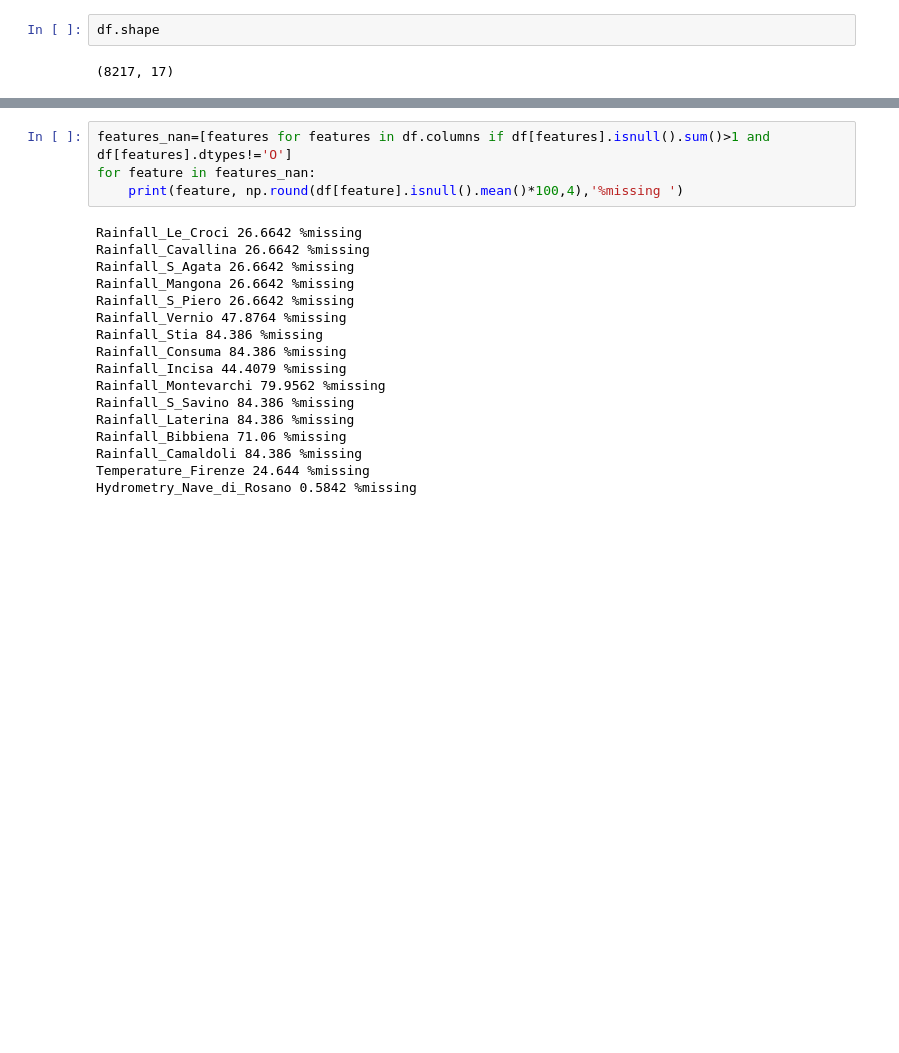
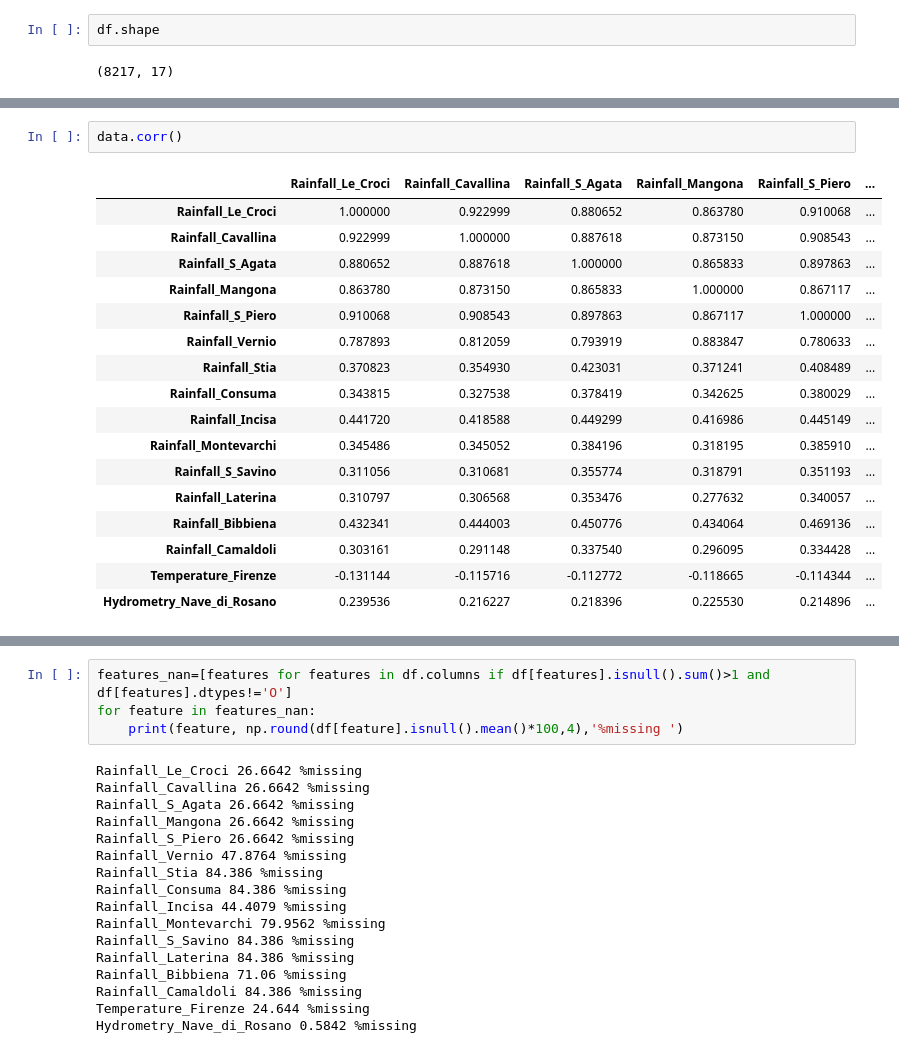
Before and after one commit to Himanth-Venati/Acea_Smart_Water_Analytics_ML, a Jupyter notebook: Acea_Smart_Water_Analytics.ipynb, the cells around one changed output, grey strips where cells are left out. Cells and saved outputs as stored; diff of their text form; blank space fills up the shorter version.

```diff
--- a/Acea_Smart_Water_Analytics.ipynb
+++ b/Acea_Smart_Water_Analytics.ipynb
@@ -53,0 +67,20 @@ df.shape
+# %%
+data.corr()
+# %% [output]
+|  | Rainfall_Le_Croci | Rainfall_Cavallina | Rainfall_S_Agata | Rainfall_Mangona | Rainfall_S_Piero | ... |
+| Rainfall_Le_Croci | 1.000000 | 0.922999 | 0.880652 | 0.863780 | 0.910068 | ... |
+| Rainfall_Cavallina | 0.922999 | 1.000000 | 0.887618 | 0.873150 | 0.908543 | ... |
+| Rainfall_S_Agata | 0.880652 | 0.887618 | 1.000000 | 0.865833 | 0.897863 | ... |
+| Rainfall_Mangona | 0.863780 | 0.873150 | 0.865833 | 1.000000 | 0.867117 | ... |
+| Rainfall_S_Piero | 0.910068 | 0.908543 | 0.897863 | 0.867117 | 1.000000 | ... |
+| Rainfall_Vernio | 0.787893 | 0.812059 | 0.793919 | 0.883847 | 0.780633 | ... |
+| Rainfall_Stia | 0.370823 | 0.354930 | 0.423031 | 0.371241 | 0.408489 | ... |
+| Rainfall_Consuma | 0.343815 | 0.327538 | 0.378419 | 0.342625 | 0.380029 | ... |
+| Rainfall_Incisa | 0.441720 | 0.418588 | 0.449299 | 0.416986 | 0.445149 | ... |
+| Rainfall_Montevarchi | 0.345486 | 0.345052 | 0.384196 | 0.318195 | 0.385910 | ... |
+| Rainfall_S_Savino | 0.311056 | 0.310681 | 0.355774 | 0.318791 | 0.351193 | ... |
+| Rainfall_Laterina | 0.310797 | 0.306568 | 0.353476 | 0.277632 | 0.340057 | ... |
+| Rainfall_Bibbiena | 0.432341 | 0.444003 | 0.450776 | 0.434064 | 0.469136 | ... |
+| Rainfall_Camaldoli | 0.303161 | 0.291148 | 0.337540 | 0.296095 | 0.334428 | ... |
+| Temperature_Firenze | -0.131144 | -0.115716 | -0.112772 | -0.118665 | -0.114344 | ... |
+| Hydrometry_Nave_di_Rosano | 0.239536 | 0.216227 | 0.218396 | 0.225530 | 0.214896 | ... |
```
Also changed, not shown: parts of 4 cells of this notebook.
